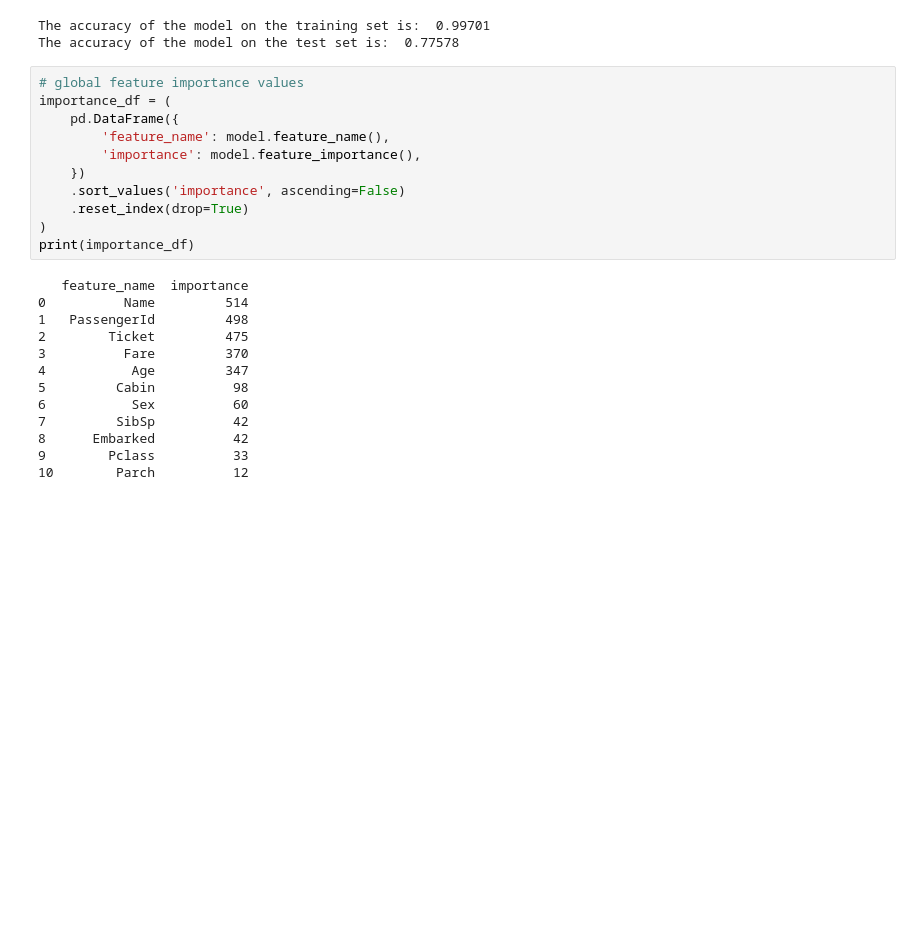
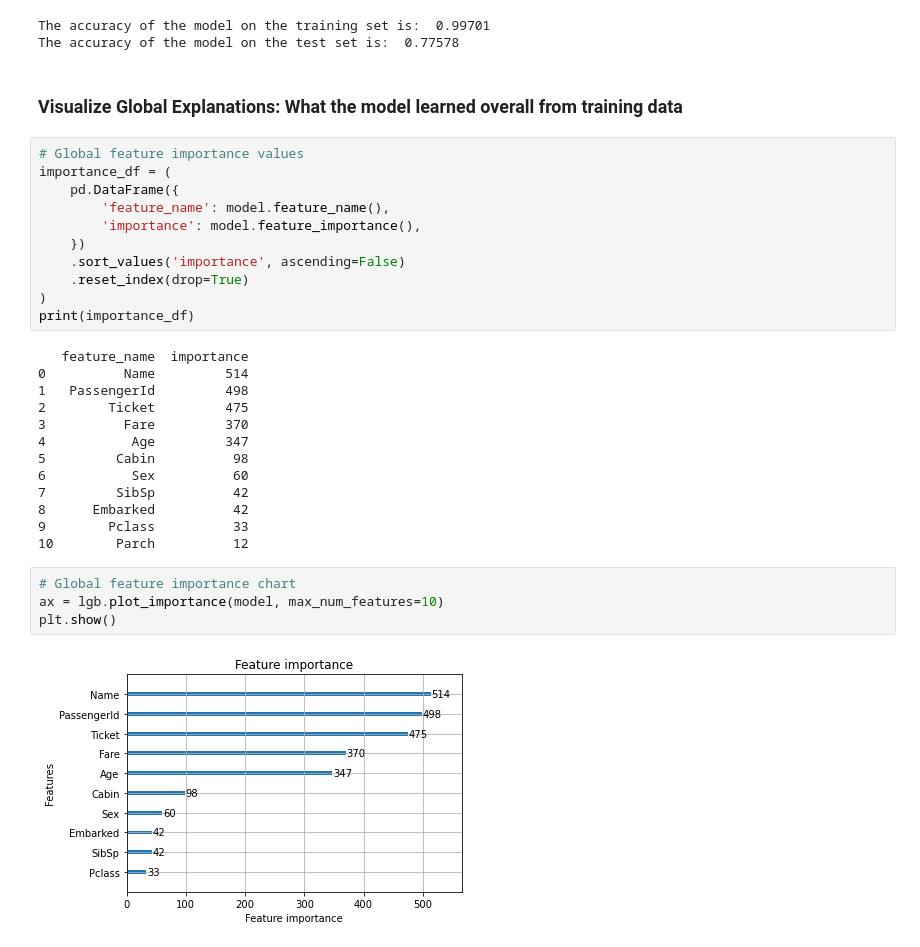
Before and after one commit to davisjrule/satisficing-main-study, a Jupyter notebook: titanic_normal_pipeline.ipynb, the cells around one changed output. Drawn from its saved outputs; the diff is of its cells as text; blank space fills up the shorter version.

Commit message:
Added a plot to normal pipelines to make results easier to parse for participants

```diff
--- a/titanic_normal_pipeline.ipynb
+++ b/titanic_normal_pipeline.ipynb
@@ -124,8 +125,10 @@ shuffle(indices)
 # %% [output]
 The accuracy of the model on the training set is:  0.99701
 The accuracy of the model on the test set is:  0.77578
+# %% [markdown]
+### Visualize Global Explanations: What the model learned overall from training data
 # %%
-# global feature importance values
+# Global feature importance values
 importance_df = (
     pd.DataFrame({
         'feature_name': model.feature_name(),
@@ -148,3 +151,9 @@ print(importance_df)
 8      Embarked          42
 9        Pclass          33
 10        Parch          12
+# %%
+# Global feature importance chart
+ax = lgb.plot_importance(model, max_num_features=10)
+plt.show()
+# %% [output]
+[figure, added]
```
Also changed, not shown: parts of 2 cells of this notebook.
